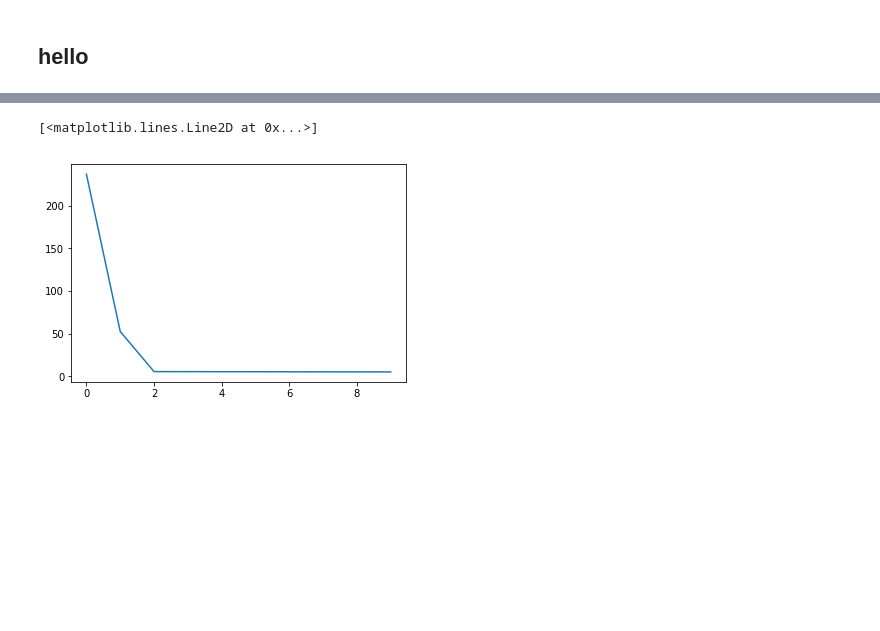
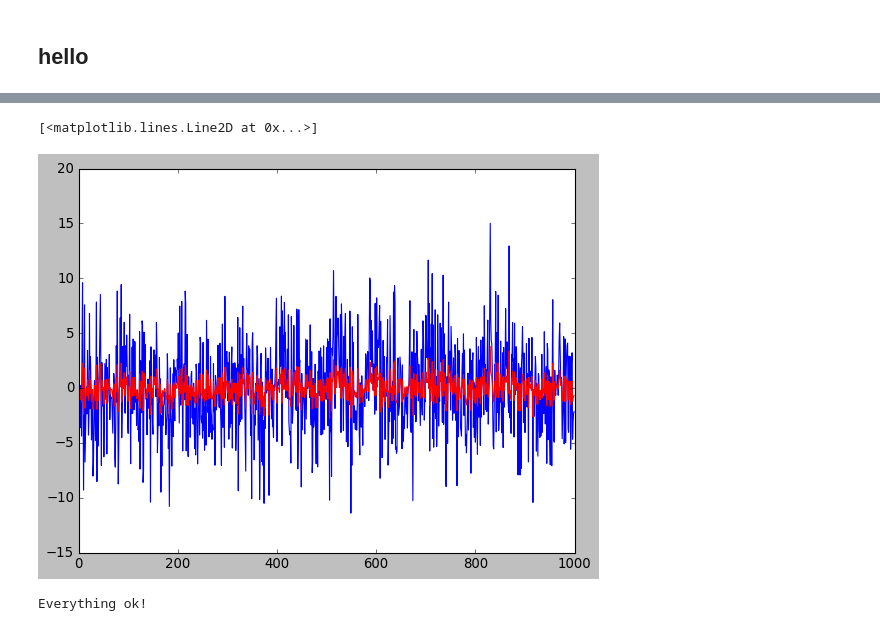
Before and after one commit to neerajww/neerajww.github.io, a Jupyter notebook: blog/notebooks/basics_pca_v0.ipynb, the cells around one changed output, grey strips where cells are left out. Cells and saved outputs as stored; diff of their text form; code cells hidden in the pictures; blank space fills up the shorter version.

```diff
--- a/blog/notebooks/basics_pca_v0.ipynb
+++ b/blog/notebooks/basics_pca_v0.ipynb
@@ -92,9 +89,47 @@ plt.show()
-# %%
-from sklearn.decomposition import PCA
-pca = PCA(n_components=500)
-pca.fit_transform(x)
-a = pca.explained_variance_
-plt.plot(a[0:10])
-# %% [output]
-[<matplotlib.lines.Line2D at 0x...>]
-[figure, removed]
+# %%
+# PCA
+# 1. standardize the data
+from sklearn.preprocessing import StandardScaler
+x_std = StandardScaler().fit_transform(x)
+
+plt.plot(x[0,:])
+plt.plot(x_std[0,:],'r')
+# %% [output]
+[<matplotlib.lines.Line2D at 0x...>]
+[figure, added]
+# %%
+# 2. Calculate the covariance matrix
+mu_x = np.mean(x_std,axis =0)
+cov_x = (x_std-mu_x).T.dot((x_std-mu_x))/(x_std.shape[0]-1)
+cov_x.shape
+
+cov_mat = np.cov(x_std.T)
+# 3 . Do the SVD on the covariance matrix
+eig_vals, eig_vecs = np.linalg.eig(cov_mat)
+
+# all eigen vectors are unit norm
+for ev in eig_vecs:
+    np.testing.assert_array_almost_equal(1.0, np.linalg.norm(ev))
+print('Everything ok!')
+
+# collect eig values and eg vectors into tuples
+eig_pairs = [(np.abs(eig_vals[i]),eig_vecs[:,i]) for i in range(len(eig_vals))]
+
+# sort the tuples from high to low based on eig val
+eig_pairs.sort()
+eig_pairs.reverse()
+
+eig_vals_vec = []
+eig_vecs_mat = []
+for i in range(len(eig_pairs)):
+    eig_vals_vec.append(np.asarray(eig_pairs[i][0]))
+    eig_vecs_mat.append(eig_pairs[i][1])
+eig_vals_vec = np.asarray(eig_vals_vec, dtype=np.float32)
+eig_vecs_mat = np.asarray(eig_vecs_mat, dtype=np.float32)
+#from sklearn.decomposition importPCA
+#pca = PCA(n_components=500)
+#pca.fit_transform(x)
+#a = pca.explained_variance_
+#plt.plot(a[0:10])
+# %% [output]
+Everything ok!
```
Also changed, not shown: parts of 8 cells of this notebook.
